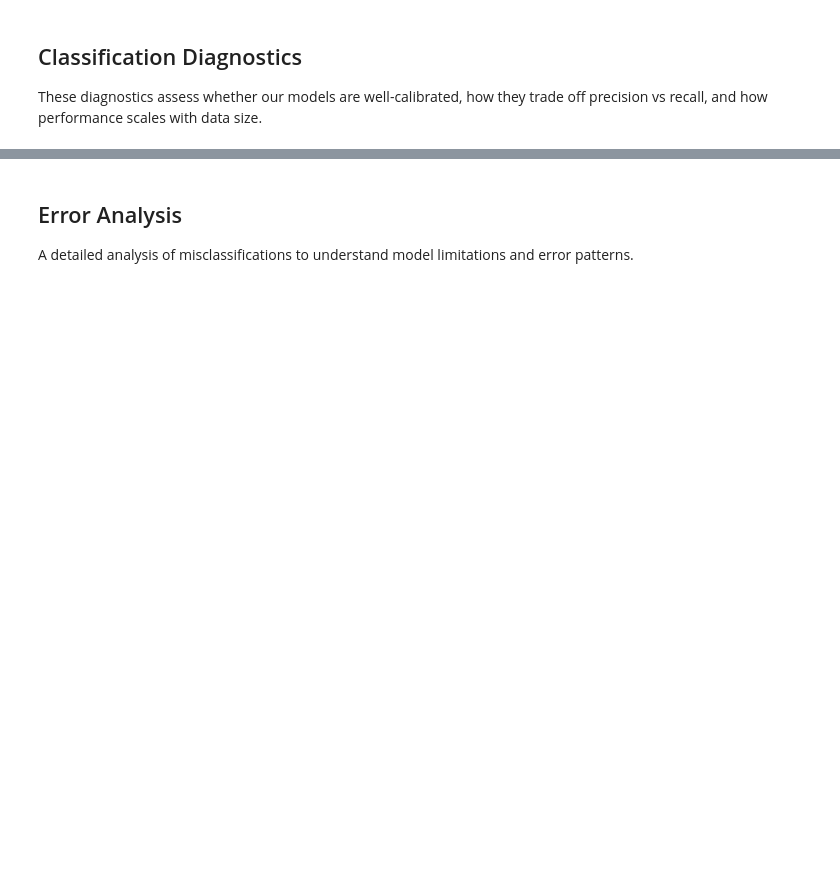
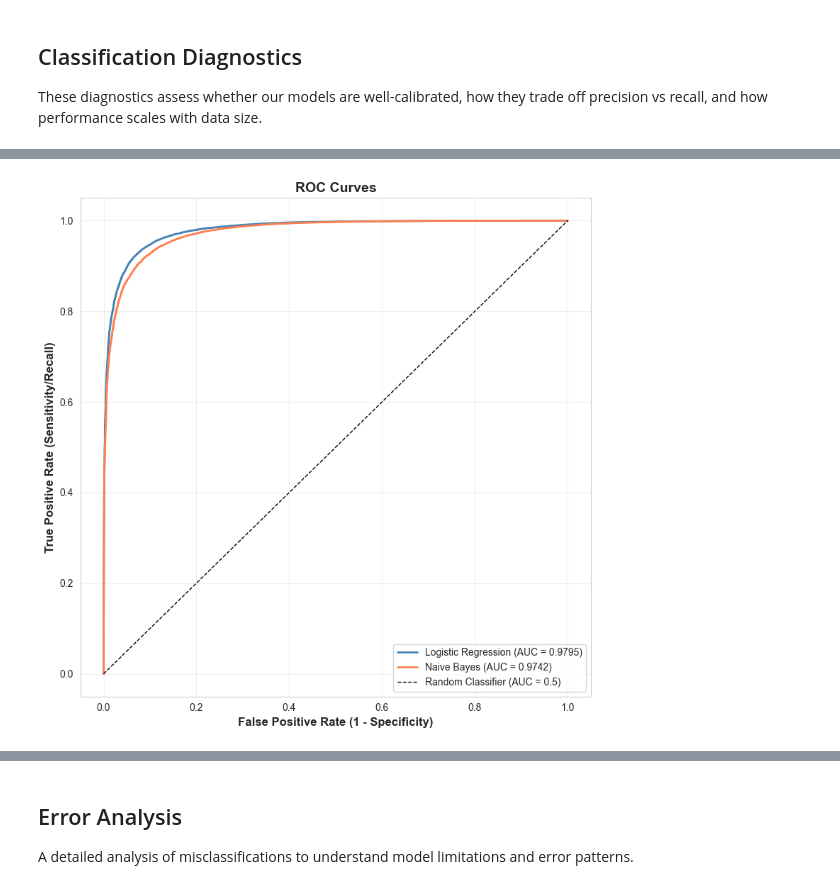
Before and after one commit to 3028Bikalpa/SOSC314_project_Bikki, a Jupyter notebook: Codes/models.ipynb, the cells around one changed output, grey strips where cells are left out. Cells and saved outputs as stored; diff of their text form; code cells hidden in the pictures; blank space fills up the shorter version.

```diff
--- a/Codes/models.ipynb
+++ b/Codes/models.ipynb
@@ -3226,0 +2872,20 @@ Interpretation:
+# %%
+# Plot ROC curves
+fig, ax = plt.subplots(figsize=(8, 8))
+
+ax.plot(fpr_lr, tpr_lr, label=f'Logistic Regression (AUC = {auc_lr:.4f})',
+        color='steelblue', linewidth=2)
+ax.plot(fpr_nb, tpr_nb, label=f'Naive Bayes (AUC = {auc_nb:.4f})',
+        color='coral', linewidth=2)
+ax.plot([0, 1], [0, 1], 'k--', label='Random Classifier (AUC = 0.5)', linewidth=1)
+
+ax.set_xlabel('False Positive Rate (1 - Specificity)', fontweight='bold', fontsize=12)
+ax.set_ylabel('True Positive Rate (Sensitivity/Recall)', fontweight='bold', fontsize=12)
+ax.set_title('ROC Curves', fontweight='bold', fontsize=14)
+ax.legend(loc='lower right')
+ax.grid(alpha=0.3)
+
+plt.tight_layout()
+plt.show()
+# %% [output]
+[figure, added]
```
Also changed, not shown: parts of 59 cells of this notebook, 7 other files.
